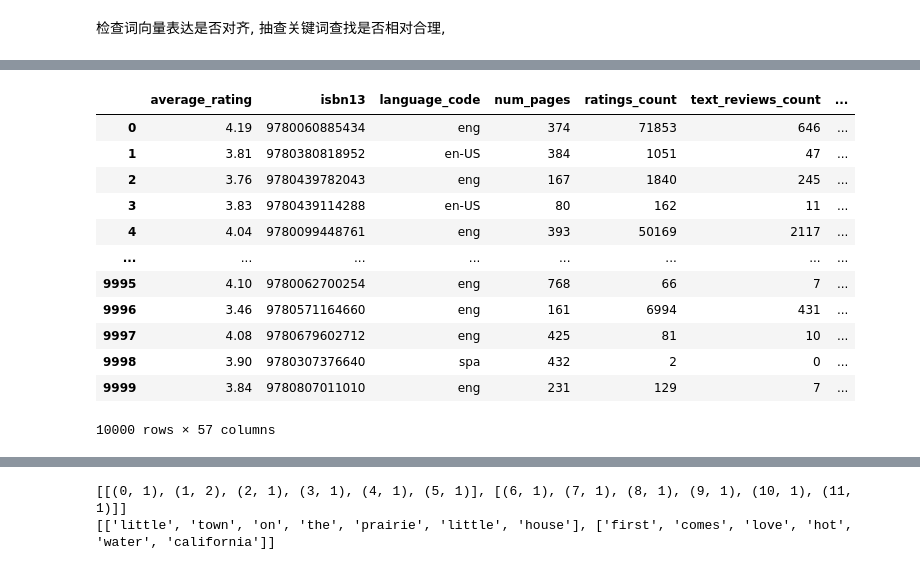
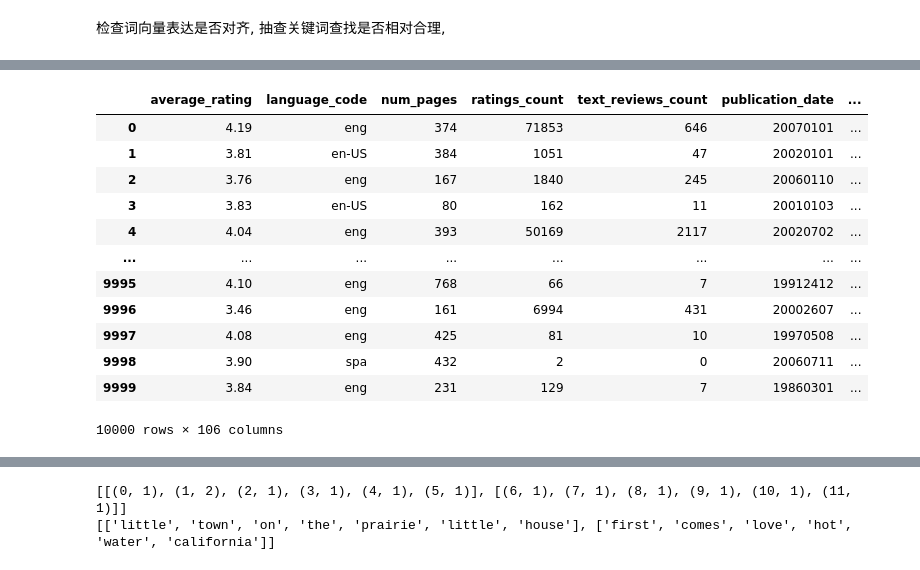
Before and after one commit to loganjingdi/polyu_bigdata_2020, a Jupyter notebook: exploration.ipynb, the cells around one changed output, grey strips where cells are left out. Cells and saved outputs as stored; diff of their text form; code cells hidden in the pictures.

```diff
--- a/exploration.ipynb
+++ b/exploration.ipynb
@@ -227,3 +257,17 @@ title_data_test = keywords_vec[-len(title_data_test):]
+# %%
+# authors！！！
+keywords = getkeyword(authors_sentence)
+keywords_vec = w2v_model.wv[keywords]
+# 把原authors的关键词，转化为N维词向量表示
+authors_data = keywords_vec[:len(data.authors)]
+authors_data_verification = keywords_vec[-len(data_verification.authors):]
+# %%
+# publisher！！！
+keywords = getkeyword(publisher_sentence)
+keywords_vec = w2v_model.wv[keywords]
+# 把原publisher的关键词，转化为N维词向量表示
+publisher_data = keywords_vec[:len(data.publisher)]
+publisher_data_verification = keywords_vec[-len(data_verification.publisher):]
 # %% [markdown]
 检查词向量表达是否对齐,
 抽查关键词查找是否相对合理,
@@ -267,0 +276,3 @@ data_test.title[20]
+# %%
+for i in range(50):
+    print(data.publisher[i],'关键词:', keywords[i])
@@ -268,5 +301,8 @@ data_test.title[20]
 # %%
+# 注意这里只处理了训练集和测试集，没有老师最终检查的数据集
 # 先简化下数据集吧, 先不处理publisher和authors两个字段
 # 构建新的数据集，先drop了出版者和作者，看看词向量效果如何
-new_data = data.drop(columns=['title', 'isbn', 'bookID', 'publisher', 'authors'])
-test = pd.DataFrame(title_data, columns=[('title_vec_'+str(i)) for i in range(len(title_data[0]))])
+new_data = data.drop(columns=['title', 'publisher', 'authors', 'isbn13', 'isbn', 'bookID'])
+title_vec = pd.DataFrame(title_data, columns=[('title_vec_'+str(i)) for i in range(len(title_data[0]))])
+authors_vec = pd.DataFrame(authors_data, columns=[('authors_vec_'+str(i)) for i in range(len(authors_data[0]))])
+publisher_vec = pd.DataFrame(publisher_data, columns=[('publisher_vec_'+str(i)) for i in range(len(publisher_data[0]))])
@@ -294,17 +309,18 @@ print(len(test))
 # %%
-new_data = pd.concat([new_data , test], axis=1)
+#new_data = pd.concat([new_data , title_vec, authors_vec, publisher_vec], axis=1)
+new_data = pd.concat([new_data , authors_vec, publisher_vec], axis=1)
 display(new_data)
 # %% [output]
-|  | average_rating | isbn13 | language_code | num_pages | ratings_count | text_reviews_count | ... |
-| 0 | 4.19 | 9780060885434 | eng | 374 | 71853 | 646 | ... |
-| 1 | 3.81 | 9780380818952 | en-US | 384 | 1051 | 47 | ... |
-| 2 | 3.76 | 9780439782043 | eng | 167 | 1840 | 245 | ... |
-| 3 | 3.83 | 9780439114288 | en-US | 80 | 162 | 11 | ... |
-| 4 | 4.04 | 9780099448761 | eng | 393 | 50169 | 2117 | ... |
+|  | average_rating | language_code | num_pages | ratings_count | text_reviews_count | publication_date | ... |
+| 0 | 4.19 | eng | 374 | 71853 | 646 | 20070101 | ... |
+| 1 | 3.81 | en-US | 384 | 1051 | 47 | 20020101 | ... |
+| 2 | 3.76 | eng | 167 | 1840 | 245 | 20060110 | ... |
+| 3 | 3.83 | en-US | 80 | 162 | 11 | 20010103 | ... |
+| 4 | 4.04 | eng | 393 | 50169 | 2117 | 20020702 | ... |
 | ... | ... | ... | ... | ... | ... | ... | ... |
-| 9995 | 4.10 | 9780062700254 | eng | 768 | 66 | 7 | ... |
-| 9996 | 3.46 | 9780571164660 | eng | 161 | 6994 | 431 | ... |
-| 9997 | 4.08 | 9780679602712 | eng | 425 | 81 | 10 | ... |
-| 9998 | 3.90 | 9780307376640 | spa | 432 | 2 | 0 | ... |
-| 9999 | 3.84 | 9780807011010 | eng | 231 | 129 | 7 | ... |
+| 9995 | 4.10 | eng | 768 | 66 | 7 | 19912412 | ... |
+| 9996 | 3.46 | eng | 161 | 6994 | 431 | 20002607 | ... |
+| 9997 | 4.08 | eng | 425 | 81 | 10 | 19970508 | ... |
+| 9998 | 3.90 | spa | 432 | 2 | 0 | 20060711 | ... |
+| 9999 | 3.84 | eng | 231 | 129 | 7 | 19860301 | ... |
-10000 rows × 57 columns
+10000 rows × 106 columns
```
Also changed, not shown: parts of 100 cells of this notebook, 4 other files.
